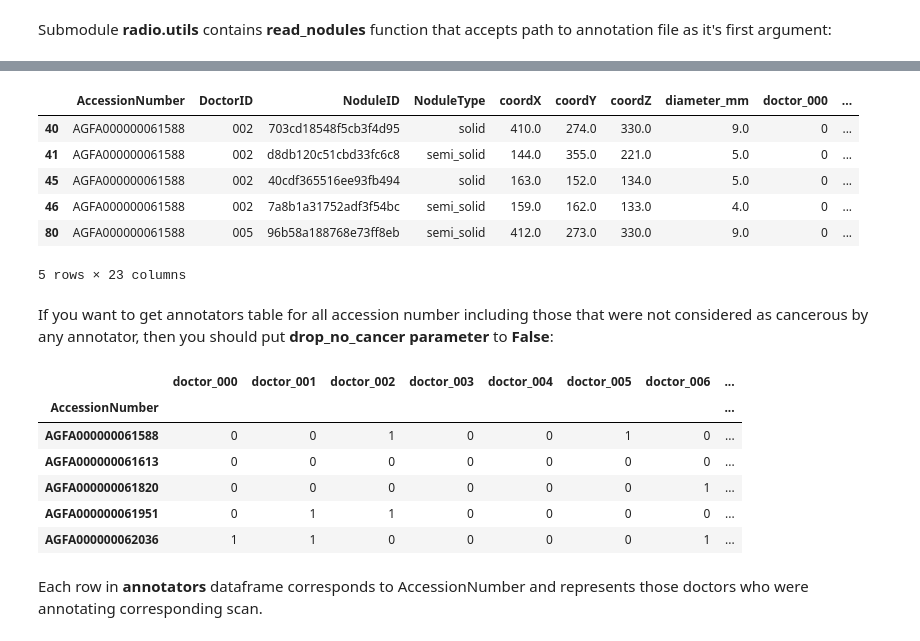
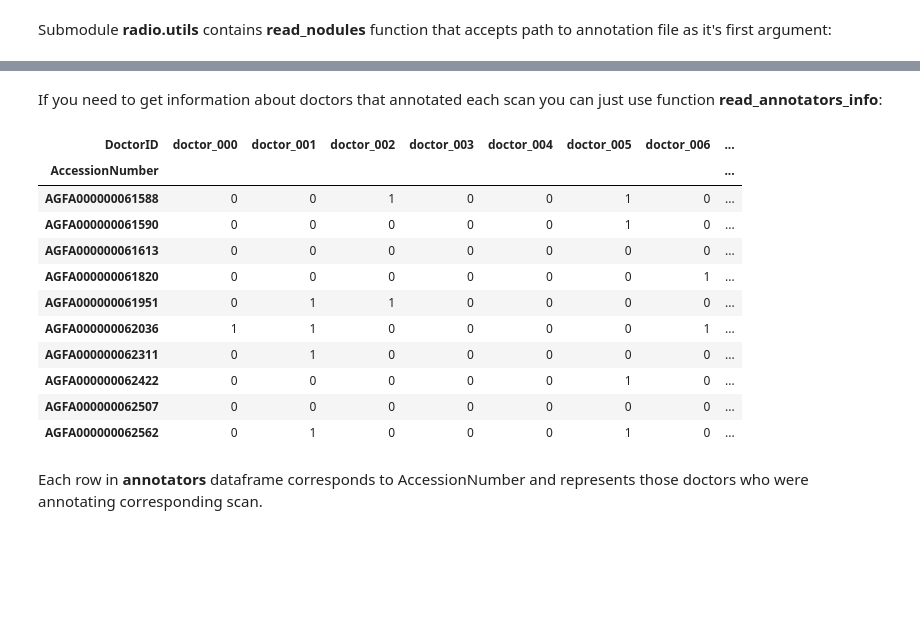
Before and after one commit to analysiscenter/radio, a Jupyter notebook: examples/DealingWithAnnotation.ipynb, the cells around one changed output, grey strips where cells are left out. Cells and saved outputs as stored; diff of their text form; code cells hidden in the pictures; blank space fills up the shorter version.

```diff
--- a/examples/DealingWithAnnotation.ipynb
+++ b/examples/DealingWithAnnotation.ipynb
@@ -45,32 +36,21 @@ This function also has two optional arguments with default values: **include_ann
-# %%
-nodules = radio.annotation.read_nodules(annotation_path, include_annotators=True, drop_no_cancer=True)
-nodules.head(5)
-# %% [output]
-|  | AccessionNumber | DoctorID | NoduleID | NoduleType | coordX | coordY | coordZ | diameter_mm | doctor_000 | ... |
-| 40 | AGFA000000061588 | 002 | 703cd18548f5cb3f4d95 | solid | 410.0 | 274.0 | 330.0 | 9.0 | 0 | ... |
-| 41 | AGFA000000061588 | 002 | d8db120c51cbd33fc6c8 | semi_solid | 144.0 | 355.0 | 221.0 | 5.0 | 0 | ... |
-| 45 | AGFA000000061588 | 002 | 40cdf365516ee93fb494 | solid | 163.0 | 152.0 | 134.0 | 5.0 | 0 | ... |
-| 46 | AGFA000000061588 | 002 | 7a8b1a31752adf3f54bc | semi_solid | 159.0 | 162.0 | 133.0 | 4.0 | 0 | ... |
-| 80 | AGFA000000061588 | 005 | 96b58a188768e73ff8eb | semi_solid | 412.0 | 273.0 | 330.0 | 9.0 | 0 | ... |
-5 rows × 23 columns
-# %% [markdown]
-If you want to get annotators table for all accession number including those that were not considered as cancerous by any annotator, then you should put **drop_no_cancer parameter** to **False**:
-# %%
-annotators = (
-    radio.annotation.read_nodules(annotation_path, include_annotators=True, drop_no_cancer=False)
-    .drop_duplicates(subset=['AccessionNumber'])
-    .set_index('AccessionNumber')
-    .filter(regex="doctor_\d{3}", axis=1)
-)
-annotators.head()
-# %% [output]
-|  | doctor_000 | doctor_001 | doctor_002 | doctor_003 | doctor_004 | doctor_005 | doctor_006 | ... |
-| AccessionNumber |  |  |  |  |  |  |  | ... |
-| AGFA000000061588 | 0 | 0 | 1 | 0 | 0 | 1 | 0 | ... |
-| AGFA000000061613 | 0 | 0 | 0 | 0 | 0 | 0 | 0 | ... |
-| AGFA000000061820 | 0 | 0 | 0 | 0 | 0 | 0 | 1 | ... |
-| AGFA000000061951 | 0 | 1 | 1 | 0 | 0 | 0 | 0 | ... |
-| AGFA000000062036 | 1 | 1 | 0 | 0 | 0 | 0 | 1 | ... |
+# %% [markdown]
+If you need to get information about doctors that annotated each scan you can just use function **read_annotators_info**:
+# %%
+annotators = radio.annotation.read_annotators_info(annotation_path, annotator_prefix='doctor_')
+annotators.head(10)
+# %% [output]
+| DoctorID | doctor_000 | doctor_001 | doctor_002 | doctor_003 | doctor_004 | doctor_005 | doctor_006 | ... |
+| AccessionNumber |  |  |  |  |  |  |  | ... |
+| AGFA000000061588 | 0 | 0 | 1 | 0 | 0 | 1 | 0 | ... |
+| AGFA000000061590 | 0 | 0 | 0 | 0 | 0 | 1 | 0 | ... |
+| AGFA000000061613 | 0 | 0 | 0 | 0 | 0 | 0 | 0 | ... |
+| AGFA000000061820 | 0 | 0 | 0 | 0 | 0 | 0 | 1 | ... |
+| AGFA000000061951 | 0 | 1 | 1 | 0 | 0 | 0 | 0 | ... |
+| AGFA000000062036 | 1 | 1 | 0 | 0 | 0 | 0 | 1 | ... |
+| AGFA000000062311 | 0 | 1 | 0 | 0 | 0 | 0 | 0 | ... |
+| AGFA000000062422 | 0 | 0 | 0 | 0 | 0 | 1 | 0 | ... |
+| AGFA000000062507 | 0 | 0 | 0 | 0 | 0 | 0 | 0 | ... |
+| AGFA000000062562 | 0 | 1 | 0 | 0 | 0 | 1 | 0 | ... |
 # %% [markdown]
 Each row in **annotators** dataframe corresponds to AccessionNumber and represents those doctors who were annotating corresponding scan.
 # %% [markdown]
```
Also changed, not shown: parts of 14 cells of this notebook.
